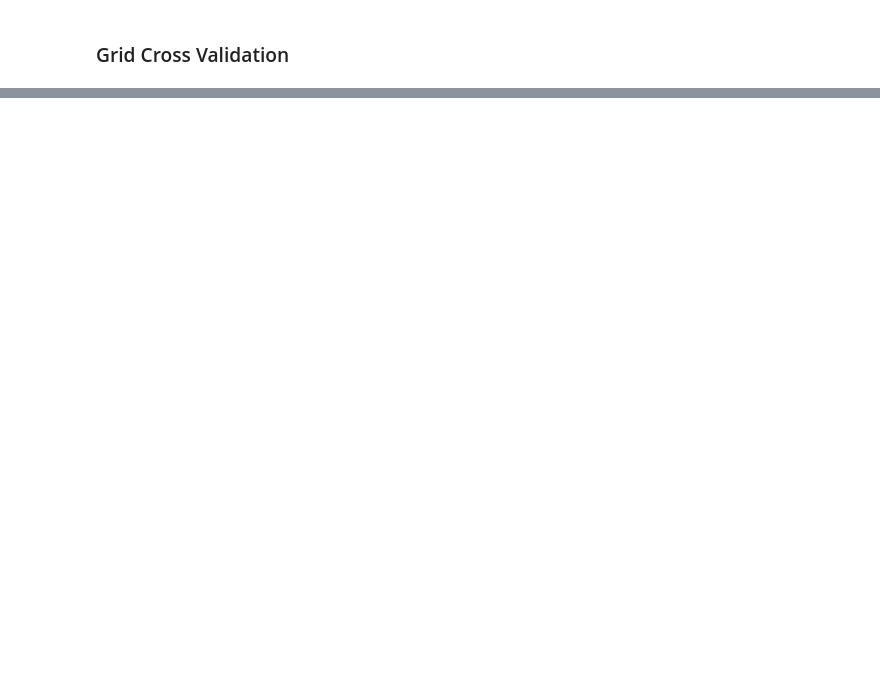
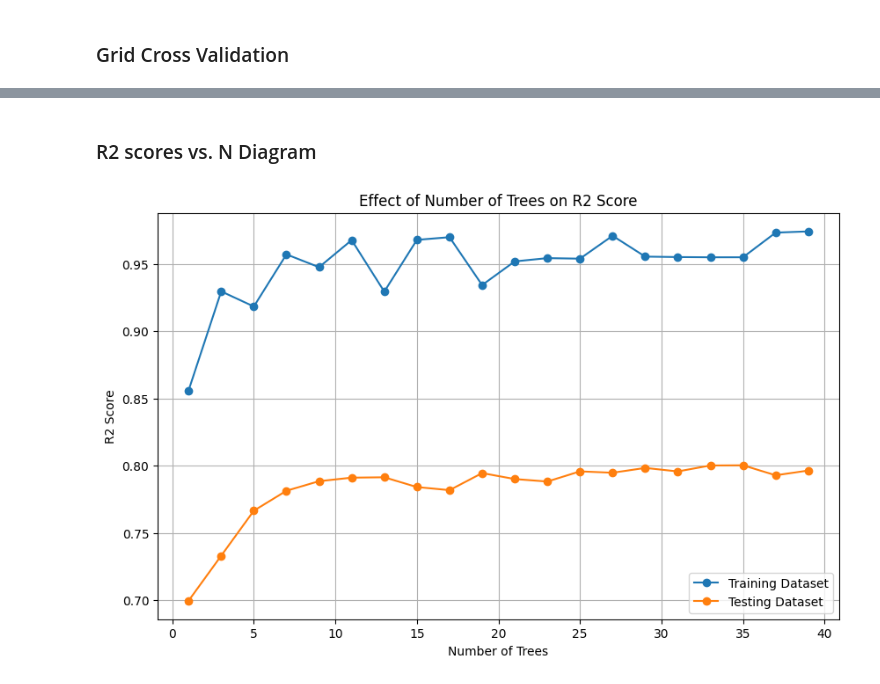
Before and after one commit to k38670462/ML_Project, a Jupyter notebook: random_forest/random_forest.ipynb, the cells around one changed output, grey strips where cells are left out. Saved outputs shown, nothing was run; the diff lists cells and outputs as text; code cells hidden in the pictures; blank space fills up the shorter version.

```diff
--- a/random_forest/random_forest.ipynb
+++ b/random_forest/random_forest.ipynb
@@ -250,0 +264,17 @@ R2 score: 0.89149
+# %% [markdown]
+### R2 scores vs. N Diagram
+# %%
+def ShowR2():
+    plt.figure(figsize=(10, 6))
+    plt.plot(plt_n, plt_r2train, marker='o', label='Training Dataset')
+    plt.plot(plt_n, plt_r2test, marker='o', label='Testing Dataset')
+    plt.title('Effect of Number of Trees on R2 Score')
+    plt.xlabel('Number of Trees')
+    plt.ylabel('R2 Score')
+    plt.legend()
+    plt.grid(True)
+    plt.show()
+
+ShowR2()
+# %% [output]
+[figure, added]
```
Also changed, not shown: parts of 22 cells of this notebook, 4 other files.
